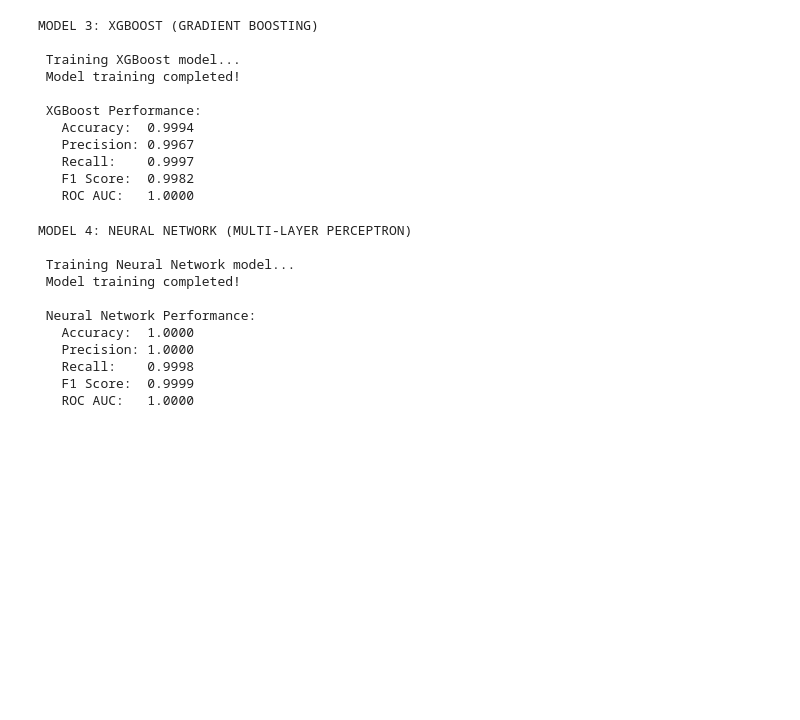
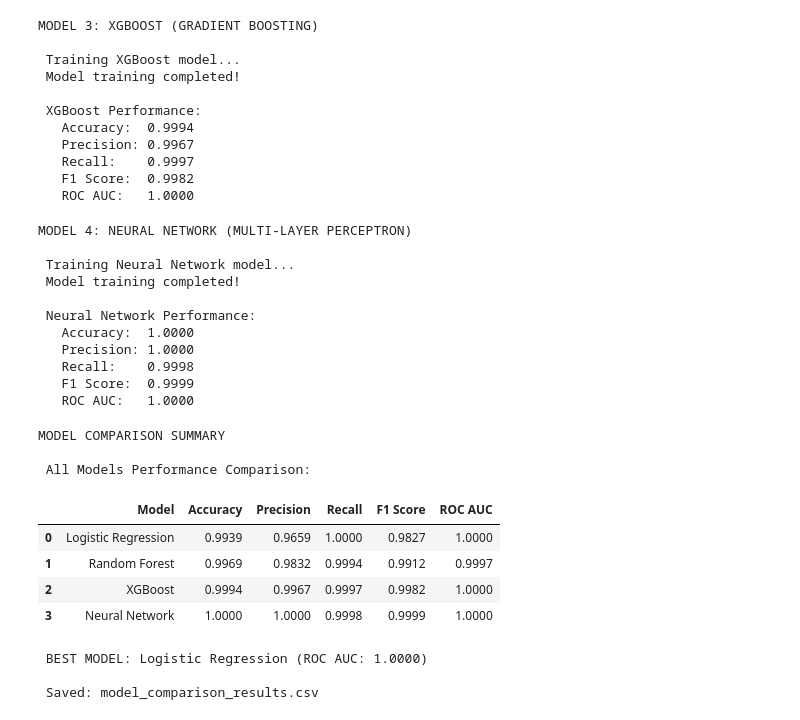
Before and after one commit to KL193/data-analysis-project-flight-delay, a Jupyter notebook: Untitled-1.ipynb, the cells around one changed output. Cells and saved outputs as stored; diff of their text form; code cells hidden in the pictures; blank space fills up the shorter version.

Commit message:
Implement MODEL COMPARISON SUMMARY

```diff
--- a/Untitled-1.ipynb
+++ b/Untitled-1.ipynb
@@ -1741,3 +1741,43 @@ MODEL 4: NEURAL NETWORK (MULTI-LAYER PERCEPTRON)
    Recall:    0.9998
    F1 Score:  0.9999
    ROC AUC:   1.0000
+# %%
+
+print("MODEL COMPARISON SUMMARY")
+
+
+# Create comparison dataframe
+comparison_df = pd.DataFrame({
+    'Model': ['Logistic Regression', 'Random Forest', 'XGBoost', 'Neural Network'],
+    'Accuracy': [lr_accuracy, rf_accuracy, xgb_accuracy, mlp_accuracy],
+    'Precision': [lr_precision, rf_precision, xgb_precision, mlp_precision],
+    'Recall': [lr_recall, rf_recall, xgb_recall, mlp_recall],
+    'F1 Score': [lr_f1, rf_f1, xgb_f1, mlp_f1],
+    'ROC AUC': [lr_auc, rf_auc, xgb_auc, mlp_auc]
+})
+
+print("\n All Models Performance Comparison:")
+display(comparison_df.round(4))
+
+# Find best model
+best_model_idx = comparison_df['ROC AUC'].idxmax()
+best_model_name = comparison_df.loc[best_model_idx, 'Model']
+best_auc = comparison_df.loc[best_model_idx, 'ROC AUC']
+
+print(f"\n BEST MODEL: {best_model_name} (ROC AUC: {best_auc:.4f})")
+
+# Save comparison results
+comparison_df.to_csv('model_comparison_results.csv', index=False)
+print("\n Saved: model_comparison_results.csv")
+# %% [output]
+MODEL COMPARISON SUMMARY
+
+ All Models Performance Comparison:
+|  | Model | Accuracy | Precision | Recall | F1 Score | ROC AUC |
+| 0 | Logistic Regression | 0.9939 | 0.9659 | 1.0000 | 0.9827 | 1.0000 |
+| 1 | Random Forest | 0.9969 | 0.9832 | 0.9994 | 0.9912 | 0.9997 |
+| 2 | XGBoost | 0.9994 | 0.9967 | 0.9997 | 0.9982 | 1.0000 |
+| 3 | Neural Network | 1.0000 | 1.0000 | 0.9998 | 0.9999 | 1.0000 |
+ BEST MODEL: Logistic Regression (ROC AUC: 1.0000)
+
+ Saved: model_comparison_results.csv
```
Also changed, not shown: 1 other file.
